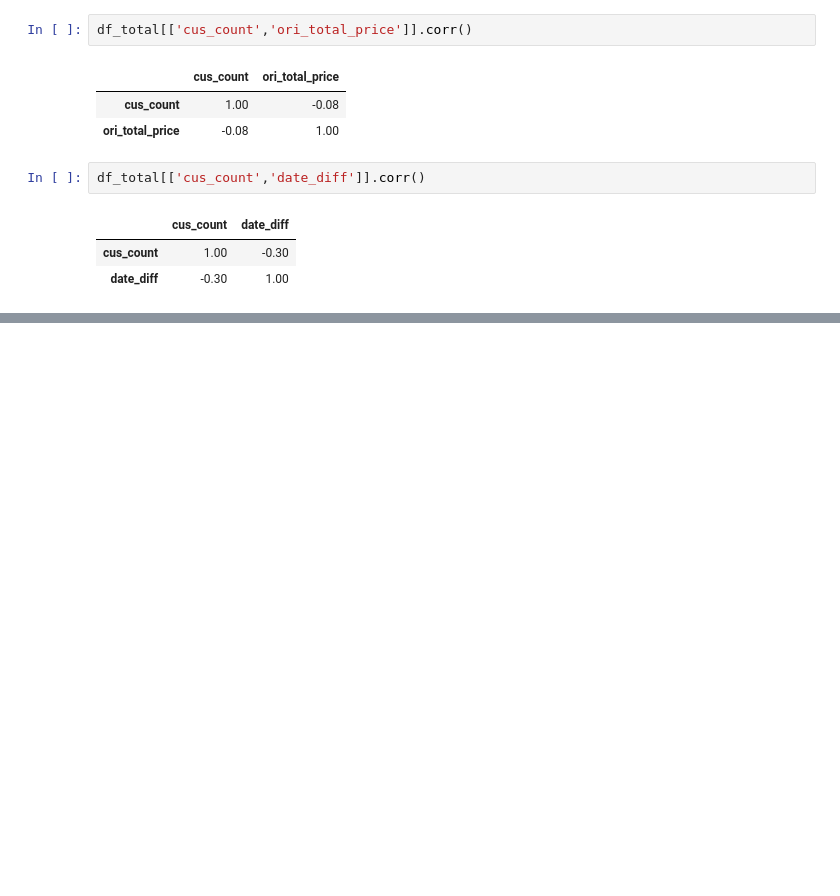
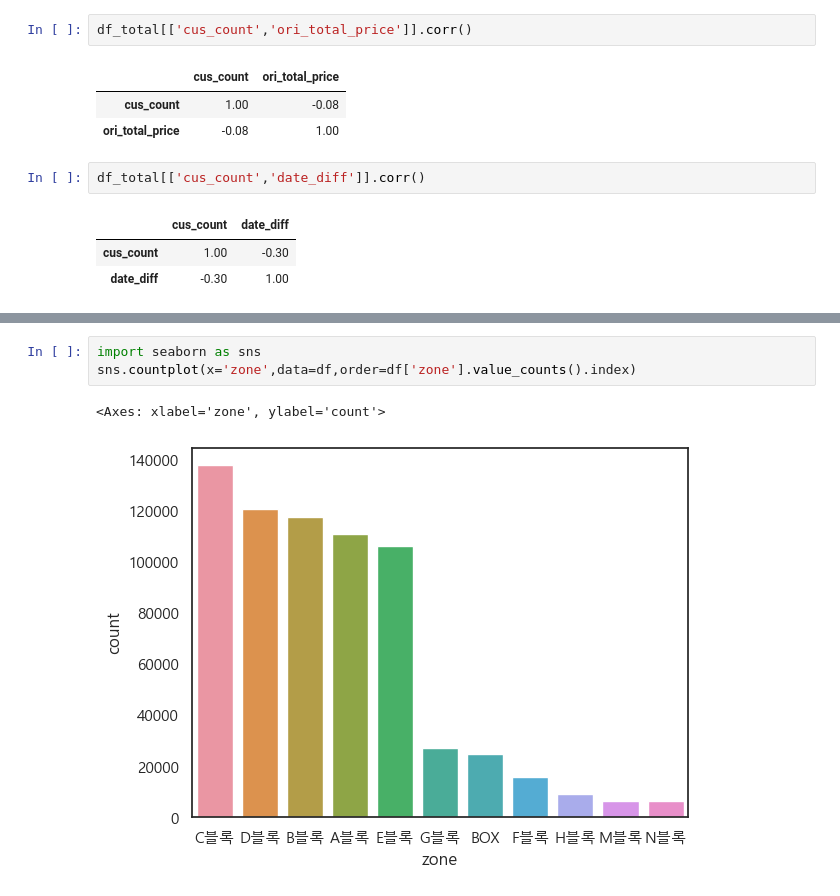
Before and after one commit to damidaa/bigcontest_2023, a Jupyter notebook: preprocessing/EDA.ipynb, the cells around one changed output, grey strips where cells are left out. Drawn from its saved outputs; the diff is of its cells as text; blank space fills up the shorter version.

```diff
--- a/preprocessing/EDA.ipynb
+++ b/preprocessing/EDA.ipynb
@@ -131,0 +202,6 @@ ValueError: could not convert string to float: '2019-10-20'
+# %%
+import seaborn as sns
+sns.countplot(x='zone',data=df,order=df['zone'].value_counts().index)
+# %% [output]
+<Axes: xlabel='zone', ylabel='count'>
+[figure, added]
```
Also changed, not shown: parts of 74 cells of this notebook.
